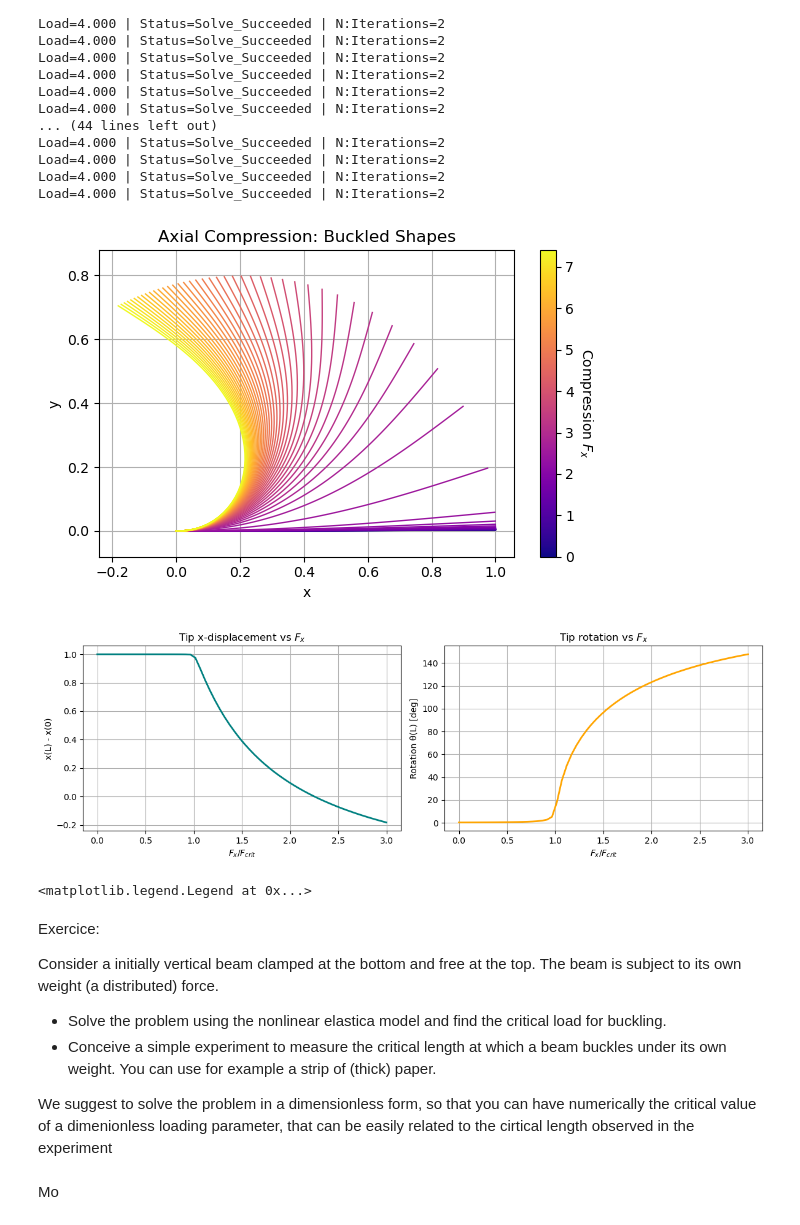
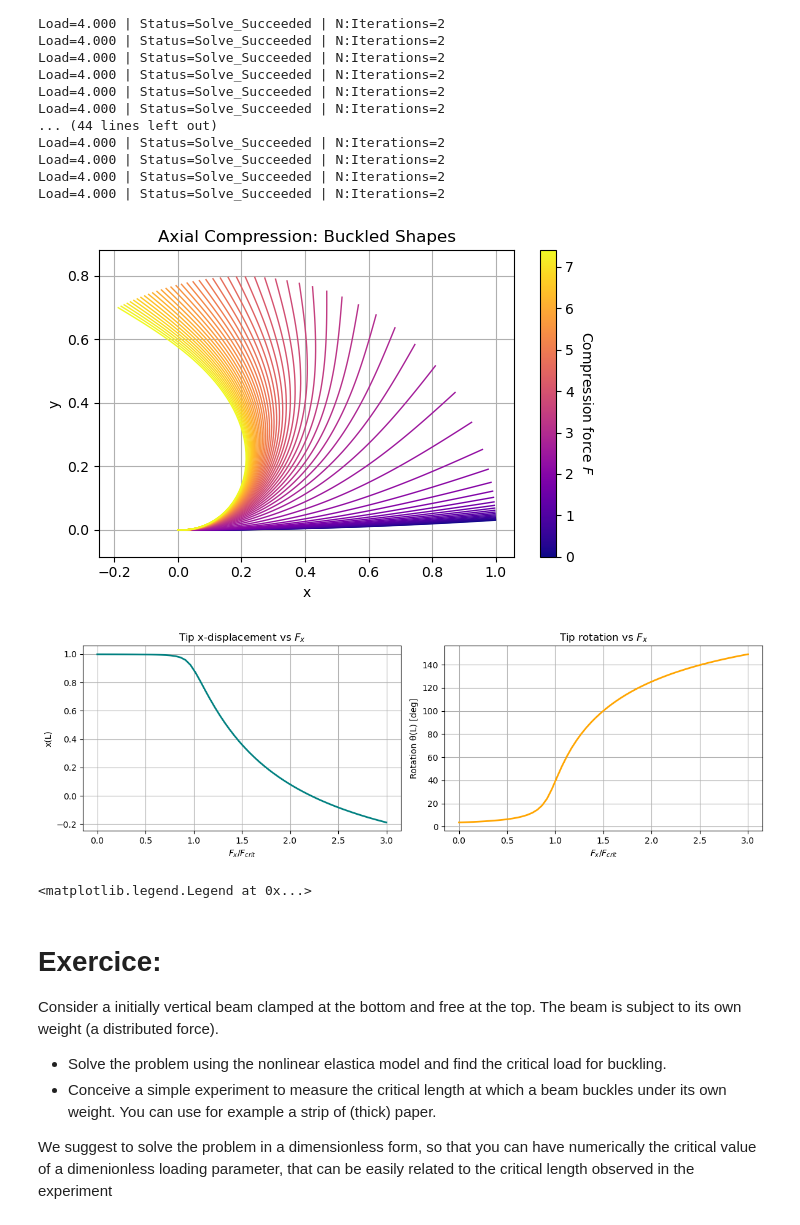
Before and after one commit to cmaurini/nonlinear-elastica, a Jupyter notebook: elastica_buckling.ipynb, the cells around one changed output. Cells and saved outputs as stored; diff of their text form; code cells hidden in the pictures.

```diff
--- a/elastica_buckling.ipynb
+++ b/elastica_buckling.ipynb
@@ -221,9 +221,10 @@ constraints.append(y[0])
 g = ca.vertcat(*constraints)
 
 # Energy
-bending = sum(0.5 * EI * (((theta[i+1] - theta[i]) / h - k0)**2) * h for i in range(N - 1))
-potential = -Fy * (y[-1] - y[0]) - Fx * (x[-1] - x[0])
-total_energy = bending + potential
+bending_energy = sum(0.5 * EI * (((theta[i+1] - theta[i]) / h - k0)**2) * h for i in range(N - 1))
+external_work = Fy * y[-1] + Fx * x[-1]
+
+total_energy = bending_energy - external_work
 
 # Problem
 params = ca.vertcat(Fx, Fy, k0)
@@ -268,7 +269,7 @@ for Fy_val in load_values:
     x_sol = z_opt[N:2*N]
     y_sol = z_opt[2*N:]
     shapes.append((x_sol.copy(), y_sol.copy()))
-    tip_deflections.append(-y_sol[-1])
+    tip_deflections.append(y_sol[-1])
     tip_rotations.append(theta_sol[-1])
     linear_tip = -Fy_val * L**3 / (3 * EI)
 # %% [output]
@@ -350,7 +351,7 @@ We include a dashed vertical line in the buckling plots to indicate this **theor
 # %%
 F_crit = np.pi ** 2 / 4
 compression_values = np.linspace(0, 3, 60) * F_crit
-k0_val = 0.002 * np.pi / L  # larger imperfection
+k0_val = 0.02 * np.pi / L  # larger imperfection
 
 z0 = np.concatenate([theta0, x0, y0])
 shapes = []
@@ -391,28 +392,28 @@ Load=4.000 | Status=Solve_Succeeded | N:Iterations=2
 # %%
 cmap = cm.plasma
 norm = mcolors.Normalize(vmin=compression_values[0], vmax=compression_values[-1])
 fig, ax = plt.subplots(figsize=(6, 4))
 for i, (xb, yb) in enumerate(shapes):
     ax.plot(xb, yb, color=cmap(norm(compression_values[i])), linewidth=1)
 sm = cm.ScalarMappable(cmap=cmap, norm=norm)
 sm.set_array([])
 cbar = fig.colorbar(sm, ax=ax)
-cbar.set_label("Compression $F_x$", rotation=270, labelpad=15)
+cbar.set_label("Compression force $F$", rotation=270, labelpad=15)
 ax.set_xlabel("x")
 ax.set_ylabel("y")
 ax.set_title("Axial Compression: Buckled Shapes")
 ax.axis("equal")
 ax.grid(True)
 plt.tight_layout()
 plt.show()
 # %% [output]
-[figure, old version]
+[figure, new version]
 # %%
 fig, ax = plt.subplots(1, 2, figsize=(12, 4))
 ax[0].plot(compression_values / F_crit, tip_displacements, lw=2, color='teal')
 ax[0].set_title("Tip x-displacement vs $F_x$")
 ax[0].set_xlabel("$F_x / F_{crit}$")
-ax[0].set_ylabel("x(L) - x(0)")
+ax[0].set_ylabel("x(L)")
 ax[0].grid(True)
 
 ax[1].plot(compression_values / F_crit, np.rad2deg(tip_rotations), lw=2, color='orange')
@@ -425,15 +426,13 @@ plt.show()
 ax[0].axvline(1.0, color='gray', ls='--', label='Analytical $F_{crit}$')
 ax[0].legend()
 # %% [output]
-[figure, old version]
+[figure, new version]
 <matplotlib.legend.Legend at 0x...>
 # %% [markdown]
-Exercice:
+# Exercice:
 
-Consider a initially vertical beam clamped at the bottom and free at the top. The beam is subject to its own weight (a distributed) force.
+Consider a initially vertical beam clamped at the bottom and free at the top. The beam is subject to its own weight (a distributed force).
 - Solve the problem using the nonlinear elastica model and find the critical load for buckling.
 - Conceive a simple experiment to measure the critical length at which a beam buckles under its own weight. You can use for example a strip of (thick) paper.
 
-We suggest to solve the problem in a dimensionless form, so that you can have numerically the critical value of a dimenionless loading parameter, that can be easily related to the cirtical length observed in the experiment
+We suggest to solve the problem in a dimensionless form, so that you can have numerically the critical value of a dimenionless loading parameter, that can be easily related to the critical length observed in the experiment
-# %% [markdown]
-Mo
```
Also changed, not shown: parts of 3 cells of this notebook.
